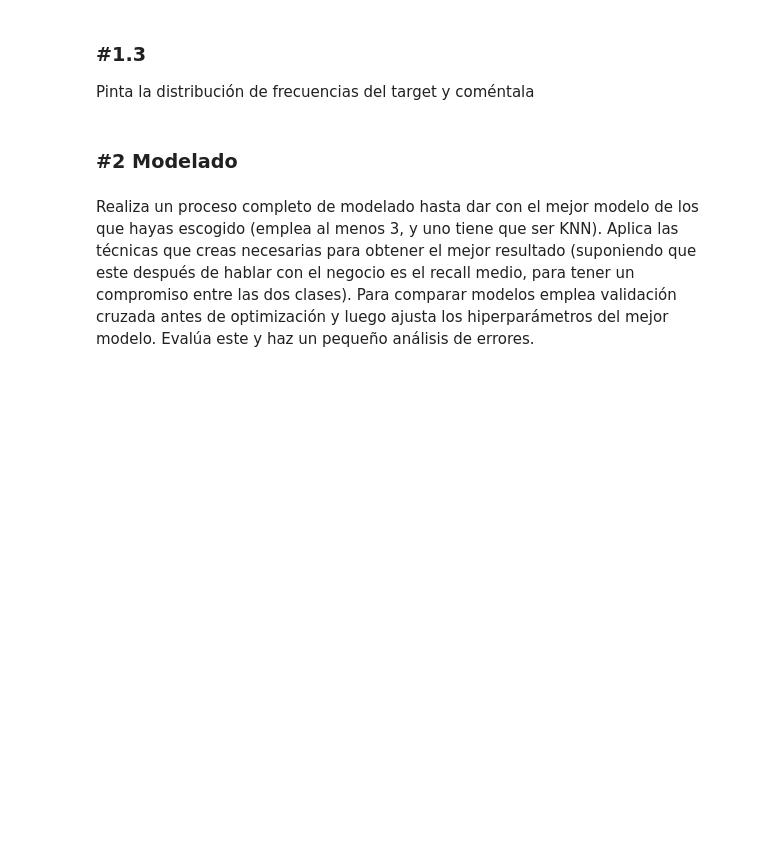
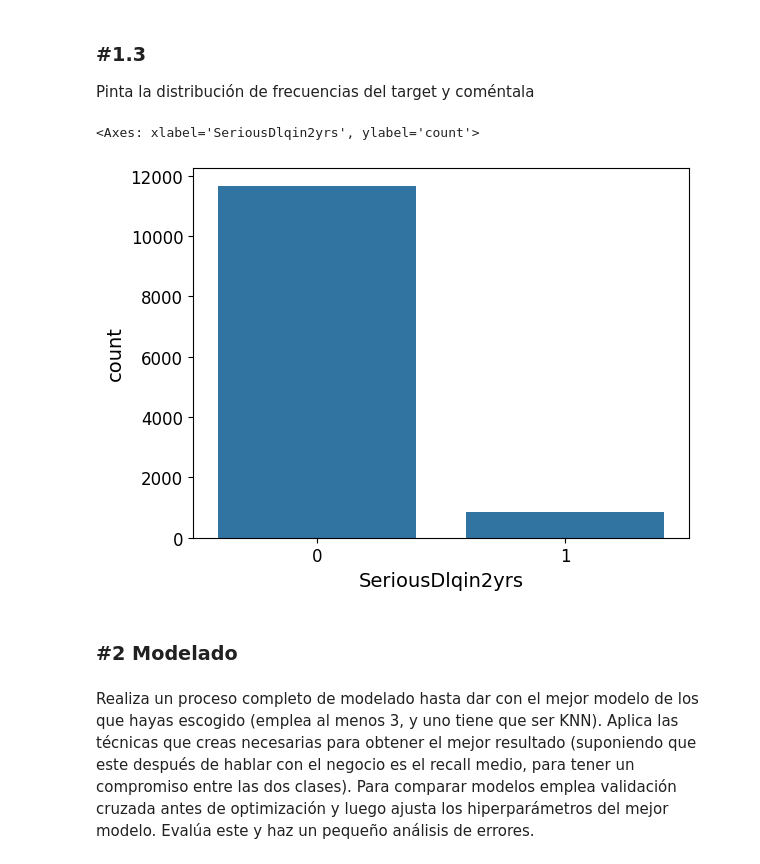
Before and after one commit to AQuindimil/DS-Online_AQR, a Jupyter notebook: 04_Machine_Learning/Sprint_12/Unidad_01_ML_Supervisado_Otros_Modelos/03_Practica_Obligatoria/18_Practica_Obligatoria_Supervisado_Otros_Modelos.ipynb, the cells around one changed output. Cells and saved outputs as stored; diff of their text form; code cells hidden in the pictures; blank space fills up the shorter version.

```diff
--- a/04_Machine_Learning/Sprint_12/Unidad_01_ML_Supervisado_Otros_Modelos/03_Practica_Obligatoria/18_Practica_Obligatoria_Supervisado_Otros_Modelos.ipynb
+++ b/04_Machine_Learning/Sprint_12/Unidad_01_ML_Supervisado_Otros_Modelos/03_Practica_Obligatoria/18_Practica_Obligatoria_Supervisado_Otros_Modelos.ipynb
@@ -57,6 +114,12 @@ NumberOfDependents -->
 # %% [markdown]
 ### #1.3
 Pinta la distribución de frecuencias del target y coméntala
+# %%
+#Dibujamos la distribución de la variable target (esta desequilibrado)
+sns.countplot(data=df, x="SeriousDlqin2yrs")
+# %% [output]
+<Axes: xlabel='SeriousDlqin2yrs', ylabel='count'>
+[figure, added]
 # %% [markdown]
 ### #2 Modelado
 # %% [markdown]
```
Also changed, not shown: parts of 8 cells of this notebook, 9 other files.
